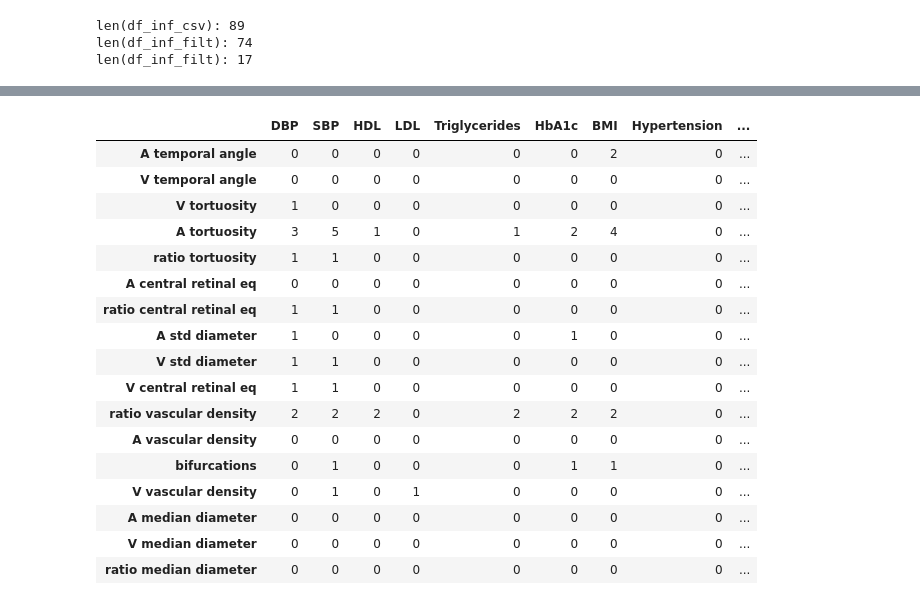
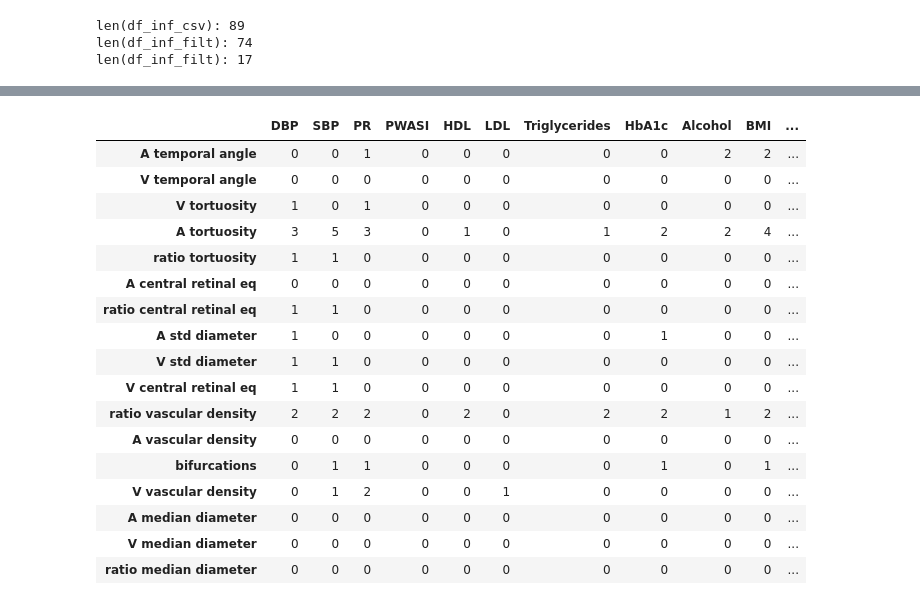
Before and after one commit to BergmannLab/retina-phenotypes, a Jupyter notebook: complementary/GWAS_postprocessing/common_genes_path_snps/DiseasesPathwaysPascal_phenotypes.ipynb, the cells around one changed output, grey strips where cells are left out. Drawn from its saved outputs; the diff is of its cells as text; code cells hidden in the pictures.

```diff
--- a/complementary/GWAS_postprocessing/common_genes_path_snps/DiseasesPathwaysPascal_phenotypes.ipynb
+++ b/complementary/GWAS_postprocessing/common_genes_path_snps/DiseasesPathwaysPascal_phenotypes.ipynb
@@ -282,46 +227,46 @@ df_file_form_2
 # %%
 ### Reorder:
 list_name_pheno_order = [
     'DBP',
     'SBP',
-    #'PR',
-    #'PWASI'
+    'PR',
+    'PWASI',
     'HDL',
     'LDL',
     'Triglycerides',
     'HbA1c',
-    #'Alcohol'
+    'Alcohol',
     'BMI',
     'Hypertension',
     'Smoking status: Never',
     'Smoking status: Current',
     'Diabetes',
     'Angina',
     'Heart attack',
     'Cataract'
     ]
 
 df_file_form_2 = df_file_form_2[list_name_pheno_order]
 df_file_form_2
 # %% [output]
-|  | DBP | SBP | HDL | LDL | Triglycerides | HbA1c | BMI | Hypertension | ... |
-| A temporal angle | 0 | 0 | 0 | 0 | 0 | 0 | 2 | 0 | ... |
-| V temporal angle | 0 | 0 | 0 | 0 | 0 | 0 | 0 | 0 | ... |
-| V tortuosity | 1 | 0 | 0 | 0 | 0 | 0 | 0 | 0 | ... |
-| A tortuosity | 3 | 5 | 1 | 0 | 1 | 2 | 4 | 0 | ... |
-| ratio tortuosity | 1 | 1 | 0 | 0 | 0 | 0 | 0 | 0 | ... |
-| A central retinal eq | 0 | 0 | 0 | 0 | 0 | 0 | 0 | 0 | ... |
-| ratio central retinal eq | 1 | 1 | 0 | 0 | 0 | 0 | 0 | 0 | ... |
-| A std diameter | 1 | 0 | 0 | 0 | 0 | 1 | 0 | 0 | ... |
-| V std diameter | 1 | 1 | 0 | 0 | 0 | 0 | 0 | 0 | ... |
-| V central retinal eq | 1 | 1 | 0 | 0 | 0 | 0 | 0 | 0 | ... |
-| ratio vascular density | 2 | 2 | 2 | 0 | 2 | 2 | 2 | 0 | ... |
-| A vascular density | 0 | 0 | 0 | 0 | 0 | 0 | 0 | 0 | ... |
-| bifurcations | 0 | 1 | 0 | 0 | 0 | 1 | 1 | 0 | ... |
-| V vascular density | 0 | 1 | 0 | 1 | 0 | 0 | 0 | 0 | ... |
-| A median diameter | 0 | 0 | 0 | 0 | 0 | 0 | 0 | 0 | ... |
-| V median diameter | 0 | 0 | 0 | 0 | 0 | 0 | 0 | 0 | ... |
-| ratio median diameter | 0 | 0 | 0 | 0 | 0 | 0 | 0 | 0 | ... |
+|  | DBP | SBP | PR | PWASI | HDL | LDL | Triglycerides | HbA1c | Alcohol | BMI | ... |
+| A temporal angle | 0 | 0 | 1 | 0 | 0 | 0 | 0 | 0 | 2 | 2 | ... |
+| V temporal angle | 0 | 0 | 0 | 0 | 0 | 0 | 0 | 0 | 0 | 0 | ... |
+| V tortuosity | 1 | 0 | 1 | 0 | 0 | 0 | 0 | 0 | 0 | 0 | ... |
+| A tortuosity | 3 | 5 | 3 | 0 | 1 | 0 | 1 | 2 | 2 | 4 | ... |
+| ratio tortuosity | 1 | 1 | 0 | 0 | 0 | 0 | 0 | 0 | 0 | 0 | ... |
+| A central retinal eq | 0 | 0 | 0 | 0 | 0 | 0 | 0 | 0 | 0 | 0 | ... |
+| ratio central retinal eq | 1 | 1 | 0 | 0 | 0 | 0 | 0 | 0 | 0 | 0 | ... |
+| A std diameter | 1 | 0 | 0 | 0 | 0 | 0 | 0 | 1 | 0 | 0 | ... |
+| V std diameter | 1 | 1 | 0 | 0 | 0 | 0 | 0 | 0 | 0 | 0 | ... |
+| V central retinal eq | 1 | 1 | 0 | 0 | 0 | 0 | 0 | 0 | 0 | 0 | ... |
+| ratio vascular density | 2 | 2 | 2 | 0 | 2 | 0 | 2 | 2 | 1 | 2 | ... |
+| A vascular density | 0 | 0 | 0 | 0 | 0 | 0 | 0 | 0 | 0 | 0 | ... |
+| bifurcations | 0 | 1 | 1 | 0 | 0 | 0 | 0 | 1 | 0 | 1 | ... |
+| V vascular density | 0 | 1 | 2 | 0 | 0 | 1 | 0 | 0 | 0 | 0 | ... |
+| A median diameter | 0 | 0 | 0 | 0 | 0 | 0 | 0 | 0 | 0 | 0 | ... |
+| V median diameter | 0 | 0 | 0 | 0 | 0 | 0 | 0 | 0 | 0 | 0 | ... |
+| ratio median diameter | 0 | 0 | 0 | 0 | 0 | 0 | 0 | 0 | 0 | 0 | ... |
 # %%
 plt.rcParams['font.size'] = '18'
 #figsize_val_2=(15, 15)
```
Also changed, not shown: parts of 13 cells of this notebook, 1 other file.
